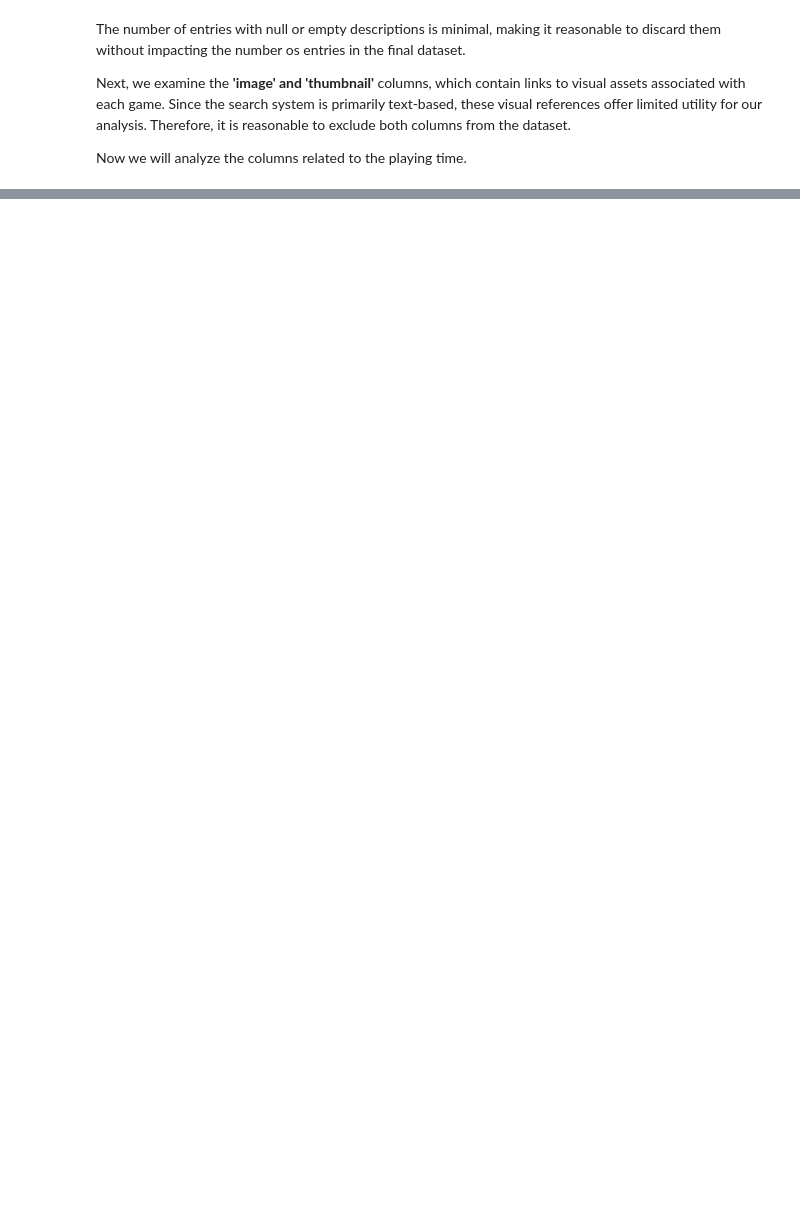
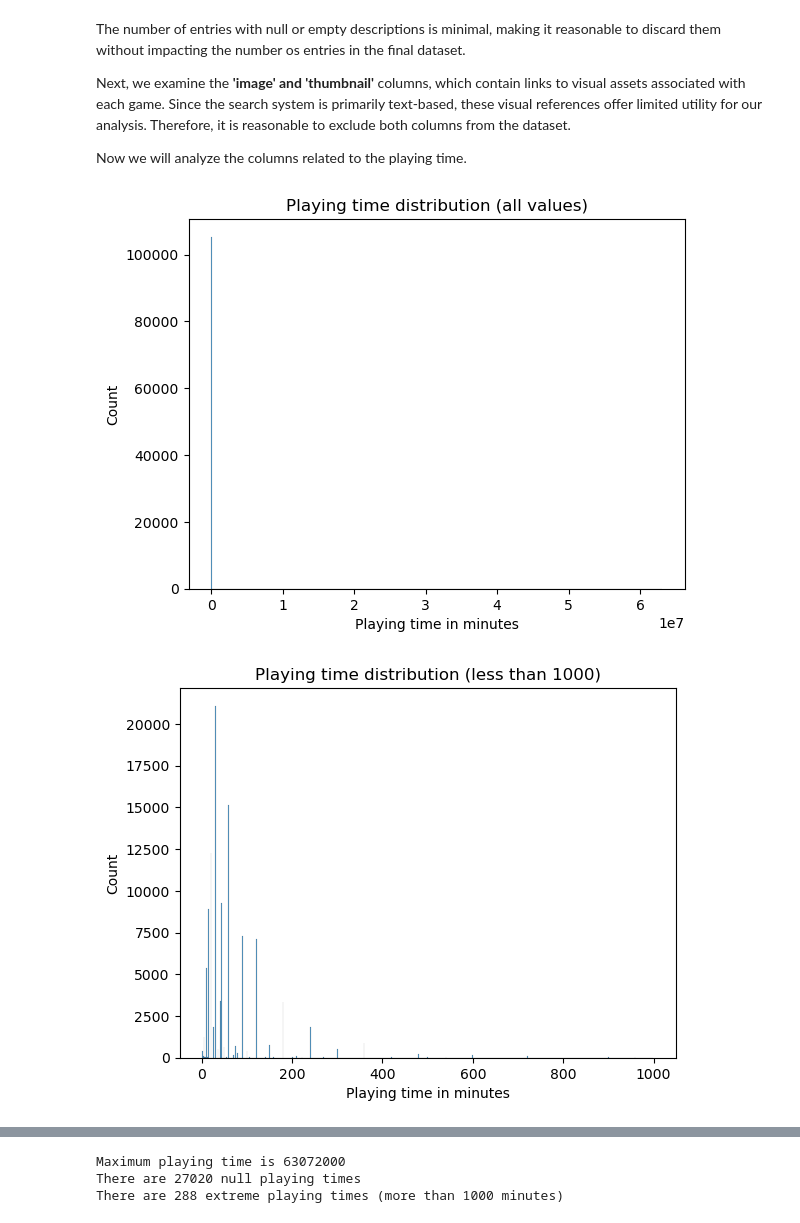
Before and after one commit to LsFaria04/PRI_Board_Games_Search_System, a Jupyter notebook: analysis.ipynb, the cells around one changed output, grey strips where cells are left out. Saved outputs shown, nothing was run; the diff lists cells and outputs as text; code cells hidden in the pictures; blank space fills up the shorter version.

Commit message:
Added analysis for the playingtime column

```diff
--- a/analysis.ipynb
+++ b/analysis.ipynb
@@ -231,3 +215,34 @@ The number of entries with null or empty descriptions is minimal, making it reas
 Next, we examine the **'image' and 'thumbnail'** columns, which contain links to visual assets associated with each game. Since the search system is primarily text-based, these visual references offer limited utility for our analysis. Therefore, it is reasonable to exclude both columns from the dataset.
 
 Now we will analyze the columns related to the playing time.
+# %%
+null_playingtime = df[(df["playingtime"] == 0) | (df["playingtime"].isna())]
+non_null_playingtime = df.loc[(df["playingtime"] != 0) & df["playingtime"].notna()]
+less_than_1000_playingtime = non_null_playingtime.loc[non_null_playingtime["playingtime"] < 1000]
+less_than_100_playingtime = non_null_playingtime.loc[non_null_playingtime["playingtime"] < 100]
+
+sb.histplot(non_null_playingtime, x = "playingtime")
+plt.xlabel("Playing time in minutes")
+plt.ylabel("Count")
+plt.title("Playing time distribution (all values)")
+plt.show()
+
+sb.histplot(less_than_1000_playingtime, x = "playingtime")
+plt.xlabel("Playing time in minutes")
+plt.ylabel("Count")
+plt.title("Playing time distribution (less than 1000)")
+plt.show()
+
+sb.histplot(less_than_100_playingtime, x = "playingtime")
+plt.xlabel("Playing time in minutes")
+plt.ylabel("Count")
+plt.title("Playing time distribution (less than 100)")
+plt.show()
+
+
+print(f'Maximum playing time is {max(df["playingtime"])}')
+print(f'There are {null_playingtime.shape[0]} null playing times')
+print(f'There are {non_null_playingtime.loc[non_null_playingtime["playingtime"] > 1000].shape[0]} extreme playing times (more than 1000 minutes)')
+# %% [output]
+[figure, added]
+[figure, added]
@@ -233,0 +250,3 @@ Now we will analyze the columns related to the playing time.
+Maximum playing time is 63072000
+There are 27020 null playing times
+There are 288 extreme playing times (more than 1000 minutes)
```
Also changed, not shown: parts of 3 cells of this notebook.
